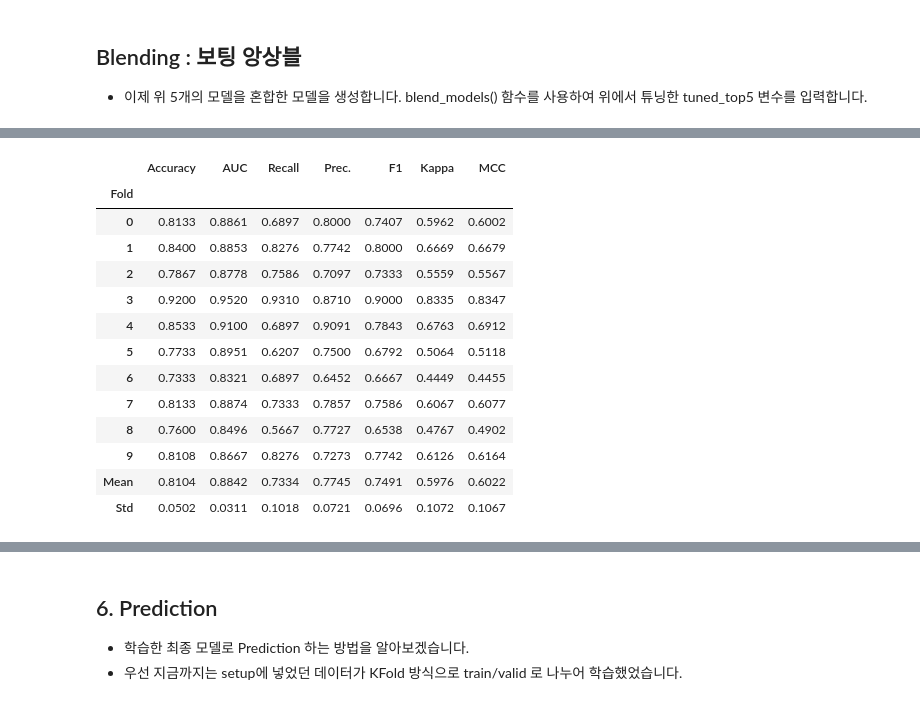
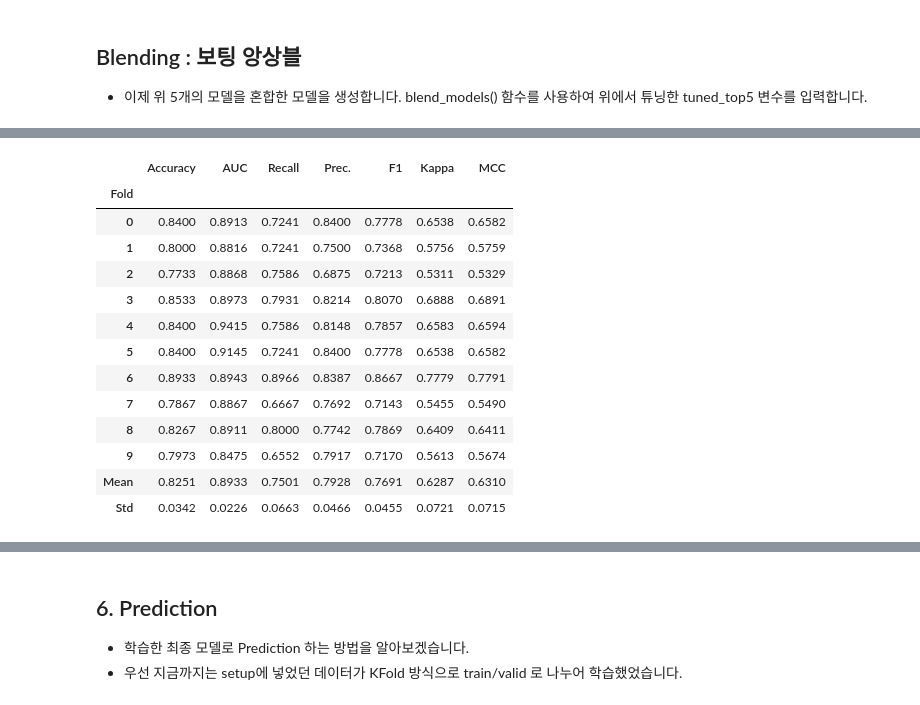
Before and after one commit to zerosum99/nhfire_lecture, a Jupyter notebook: nhfire_pycaret/데이터분석_1교시_2_파이캐럿_처리기준.ipynb, the cells around one changed output, grey strips where cells are left out. Cells and saved outputs as stored; diff of their text form; code cells hidden in the pictures.

```diff
--- a/nhfire_pycaret/데이터분석_1교시_2_파이캐럿_처리기준.ipynb
+++ b/nhfire_pycaret/데이터분석_1교시_2_파이캐럿_처리기준.ipynb
@@ -398,22 +309,22 @@ blender_top5 = blend_models(estimator_list=top5)
 [interactive output not drawn]
 # %%
-bagged_dt = ensemble_model(tuned_top5[0], method = 'Bagging')
+bagged_dt = ensemble_model(top5[0], method = 'Bagging')
 # %% [output]
 [interactive output not drawn]
 |  | Accuracy | AUC | Recall | Prec. | F1 | Kappa | MCC |
 | Fold |  |  |  |  |  |  |  |
-| 0 | 0.8133 | 0.8861 | 0.6897 | 0.8000 | 0.7407 | 0.5962 | 0.6002 |
-| 1 | 0.8400 | 0.8853 | 0.8276 | 0.7742 | 0.8000 | 0.6669 | 0.6679 |
-| 2 | 0.7867 | 0.8778 | 0.7586 | 0.7097 | 0.7333 | 0.5559 | 0.5567 |
-| 3 | 0.9200 | 0.9520 | 0.9310 | 0.8710 | 0.9000 | 0.8335 | 0.8347 |
-| 4 | 0.8533 | 0.9100 | 0.6897 | 0.9091 | 0.7843 | 0.6763 | 0.6912 |
-| 5 | 0.7733 | 0.8951 | 0.6207 | 0.7500 | 0.6792 | 0.5064 | 0.5118 |
-| 6 | 0.7333 | 0.8321 | 0.6897 | 0.6452 | 0.6667 | 0.4449 | 0.4455 |
-| 7 | 0.8133 | 0.8874 | 0.7333 | 0.7857 | 0.7586 | 0.6067 | 0.6077 |
-| 8 | 0.7600 | 0.8496 | 0.5667 | 0.7727 | 0.6538 | 0.4767 | 0.4902 |
-| 9 | 0.8108 | 0.8667 | 0.8276 | 0.7273 | 0.7742 | 0.6126 | 0.6164 |
-| Mean | 0.8104 | 0.8842 | 0.7334 | 0.7745 | 0.7491 | 0.5976 | 0.6022 |
-| Std | 0.0502 | 0.0311 | 0.1018 | 0.0721 | 0.0696 | 0.1072 | 0.1067 |
+| 0 | 0.8400 | 0.8913 | 0.7241 | 0.8400 | 0.7778 | 0.6538 | 0.6582 |
+| 1 | 0.8000 | 0.8816 | 0.7241 | 0.7500 | 0.7368 | 0.5756 | 0.5759 |
+| 2 | 0.7733 | 0.8868 | 0.7586 | 0.6875 | 0.7213 | 0.5311 | 0.5329 |
+| 3 | 0.8533 | 0.8973 | 0.7931 | 0.8214 | 0.8070 | 0.6888 | 0.6891 |
+| 4 | 0.8400 | 0.9415 | 0.7586 | 0.8148 | 0.7857 | 0.6583 | 0.6594 |
+| 5 | 0.8400 | 0.9145 | 0.7241 | 0.8400 | 0.7778 | 0.6538 | 0.6582 |
+| 6 | 0.8933 | 0.8943 | 0.8966 | 0.8387 | 0.8667 | 0.7779 | 0.7791 |
+| 7 | 0.7867 | 0.8867 | 0.6667 | 0.7692 | 0.7143 | 0.5455 | 0.5490 |
+| 8 | 0.8267 | 0.8911 | 0.8000 | 0.7742 | 0.7869 | 0.6409 | 0.6411 |
+| 9 | 0.7973 | 0.8475 | 0.6552 | 0.7917 | 0.7170 | 0.5613 | 0.5674 |
+| Mean | 0.8251 | 0.8933 | 0.7501 | 0.7928 | 0.7691 | 0.6287 | 0.6310 |
+| Std | 0.0342 | 0.0226 | 0.0663 | 0.0466 | 0.0455 | 0.0721 | 0.0715 |
 [interactive output not drawn]
 # %% [markdown]
 ## 6. Prediction
```
Also changed, not shown: parts of 23 cells of this notebook, 6 other files.
